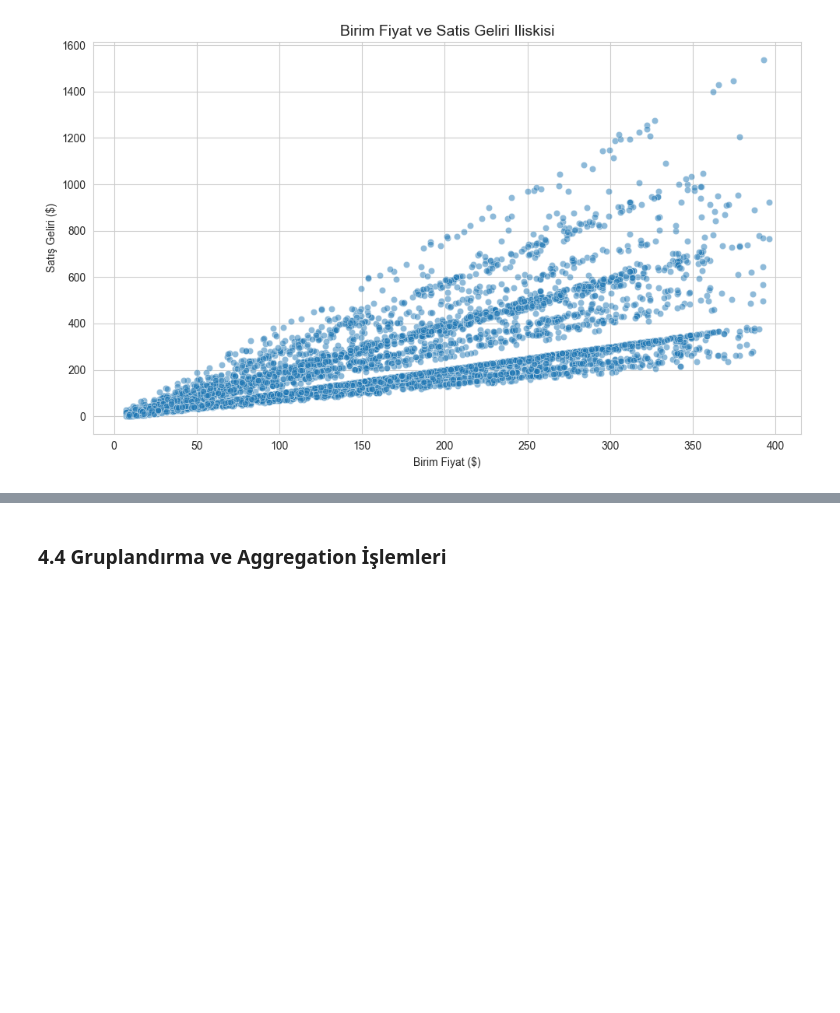
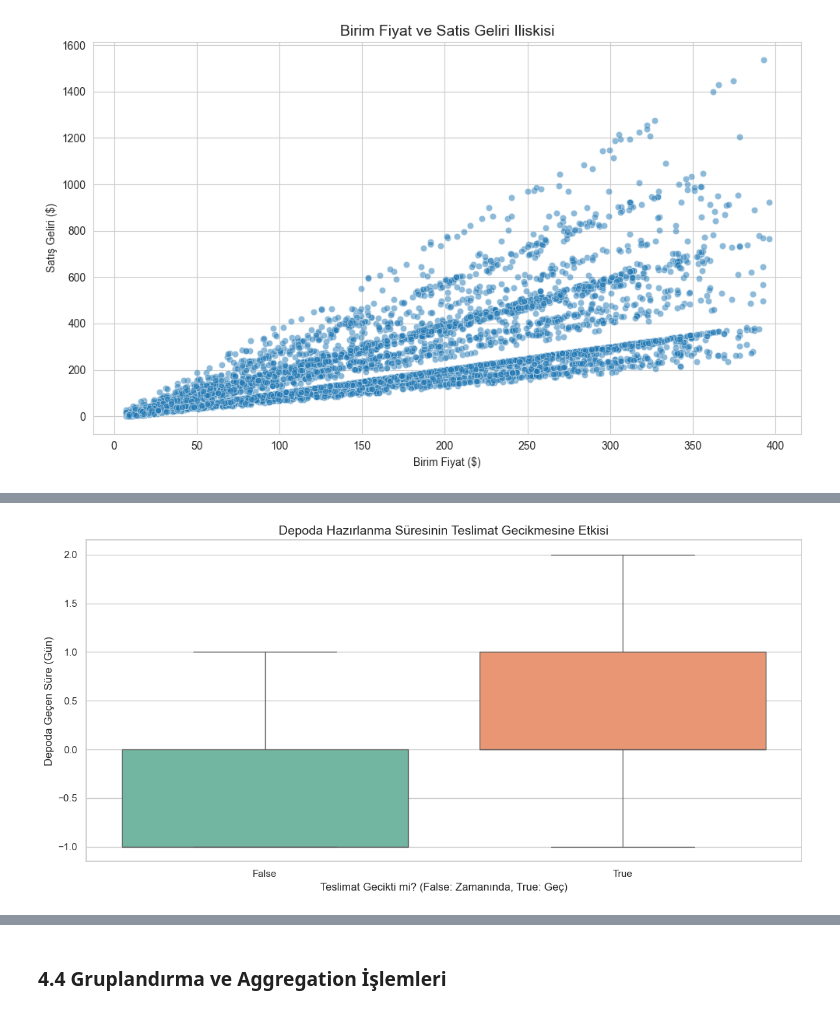
Before and after one commit to Rtur2003/Rtur2003-Data-Science---Python, a Jupyter notebook: Deneme.ipynb, the cells around one changed output, grey strips where cells are left out. Saved outputs shown, nothing was run; the diff lists cells and outputs as text; code cells hidden in the pictures; blank space fills up the shorter version.

```diff
--- a/Deneme.ipynb
+++ b/Deneme.ipynb
@@ -464,0 +476,10 @@ plt.show()
+# %%
+plt.figure(figsize=(12, 6))
+sns.boxplot(data=df, x='Is_Late', y='Warehouse_Process_Days', palette='Set2')
+plt.title('Depoda Hazırlanma Süresinin Teslimat Gecikmesine Etkisi', fontsize=14)
+plt.xlabel('Teslimat Gecikti mi? (False: Zamanında, True: Geç)')
+plt.ylabel('Depoda Geçen Süre (Gün)')
+plt.tight_layout()
+plt.show()
+# %% [output]
+[figure, added]
```
Also changed, not shown: parts of 9 cells of this notebook.
